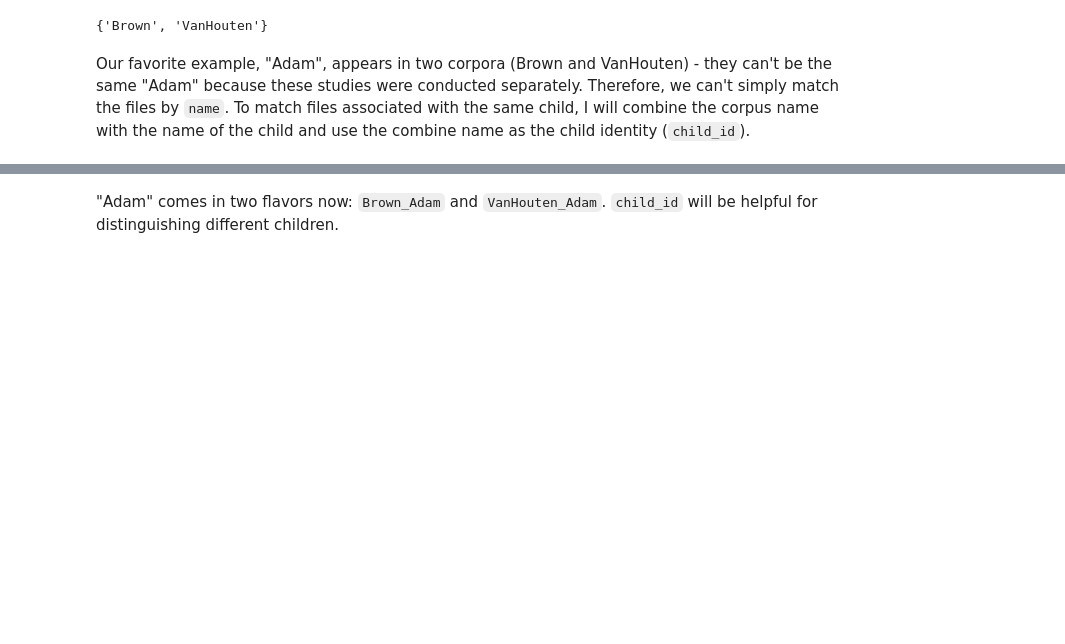
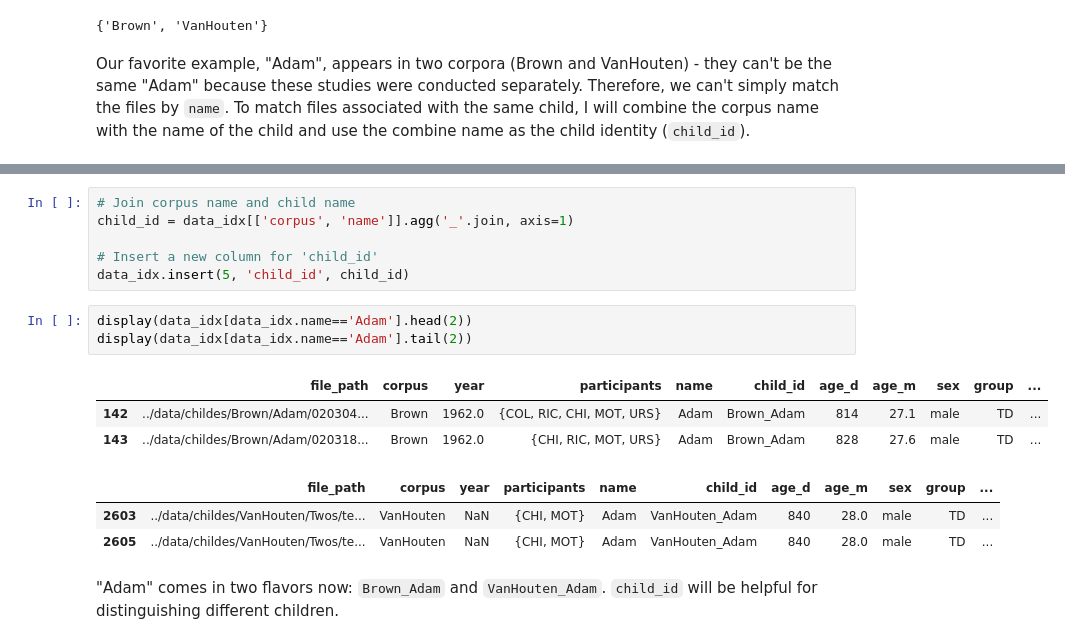
Before and after one commit to Data-Science-for-Linguists-2022/Child-Vocab-Development, a Jupyter notebook: code/data_preprocessing.ipynb, the cells around one changed output, grey strips where cells are left out. Cells and saved outputs as stored; diff of their text form; blank space fills up the shorter version.

```diff
--- a/code/data_preprocessing.ipynb
+++ b/code/data_preprocessing.ipynb
@@ -607,3 +588,19 @@ data_idx[data_idx.name=='Adam']
+# %%
+# Join corpus name and child name
+child_id = data_idx[['corpus', 'name']].agg('_'.join, axis=1)
+
+# Insert a new column for 'child_id'
+data_idx.insert(5, 'child_id', child_id)
+# %%
+display(data_idx[data_idx.name=='Adam'].head(2))
+display(data_idx[data_idx.name=='Adam'].tail(2))
+# %% [output]
+|  | file_path | corpus | year | participants | name | child_id | age_d | age_m | sex | group | ... |
+| 142 | ../data/childes/Brown/Adam/020304... | Brown | 1962.0 | {COL, RIC, CHI, MOT, URS} | Adam | Brown_Adam | 814 | 27.1 | male | TD | ... |
+| 143 | ../data/childes/Brown/Adam/020318... | Brown | 1962.0 | {CHI, RIC, MOT, URS} | Adam | Brown_Adam | 828 | 27.6 | male | TD | ... |
+|  | file_path | corpus | year | participants | name | child_id | age_d | age_m | sex | group | ... |
+| 2603 | ../data/childes/VanHouten/Twos/te... | VanHouten | NaN | {CHI, MOT} | Adam | VanHouten_Adam | 840 | 28.0 | male | TD | ... |
+| 2605 | ../data/childes/VanHouten/Twos/te... | VanHouten | NaN | {CHI, MOT} | Adam | VanHouten_Adam | 840 | 28.0 | male | TD | ... |
 # %% [markdown]
 "Adam" comes in two flavors now: `Brown_Adam` and `VanHouten_Adam`. `child_id` will be helpful for distinguishing different children.
 # %% [markdown]
```
Also changed, not shown: parts of 9 cells of this notebook, 3 other files.
